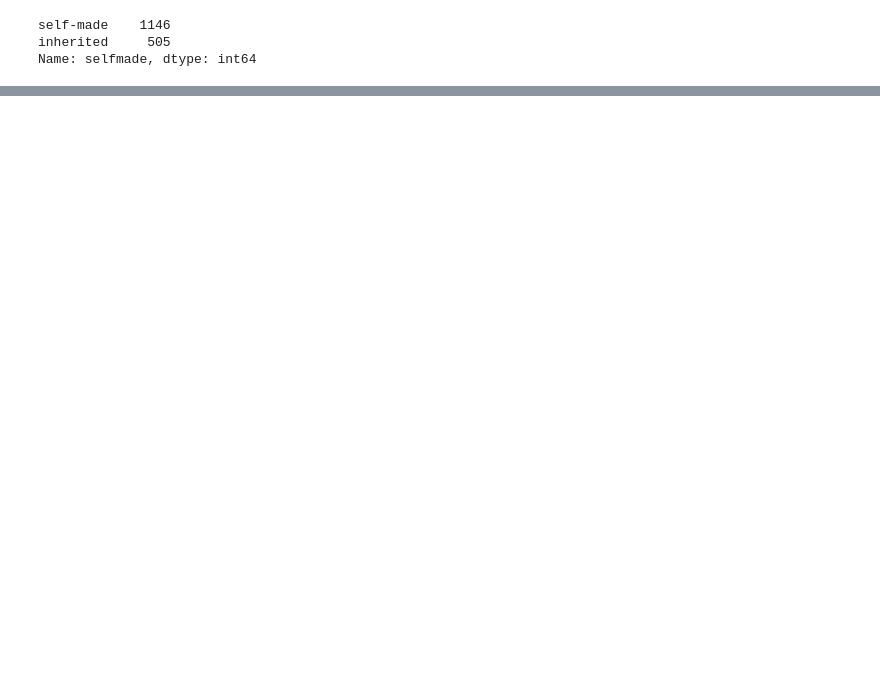
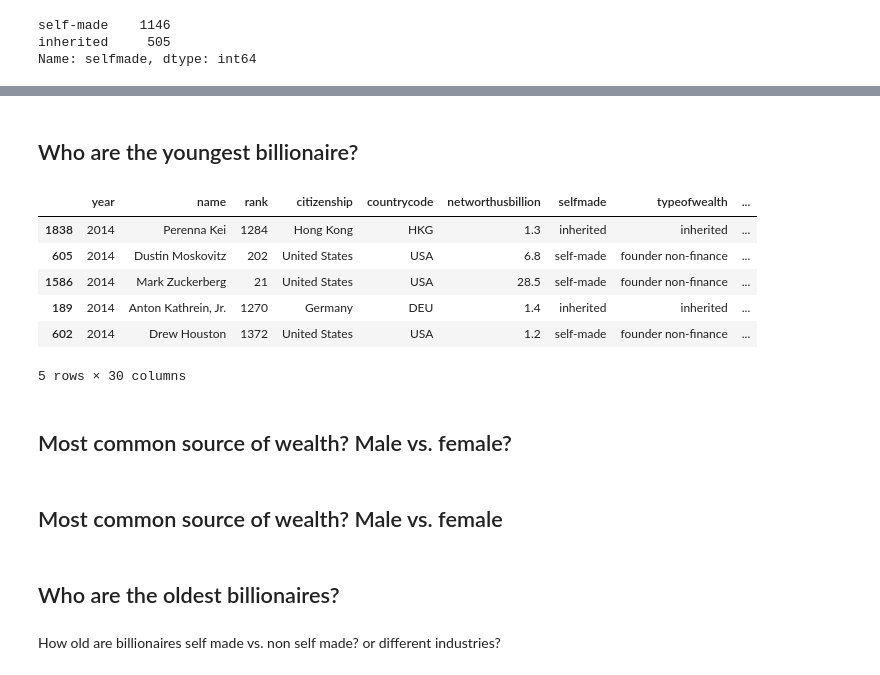
Before and after one commit to thisss/foundations-homework, a Jupyter notebook: foundations/07/homework_7_research.ipynb, the cells around one changed output, grey strips where cells are left out. Saved outputs shown, nothing was run; the diff lists cells and outputs as text; code cells hidden in the pictures; blank space fills up the shorter version.

```diff
--- a/foundations/07/homework_7_research.ipynb
+++ b/foundations/07/homework_7_research.ipynb
@@ -145,0 +148,20 @@ array([[<matplotlib.axes._subplots.AxesSubplot object at 0x...>]], dtype=object)
+# %% [markdown]
+## Who are the youngest billionaire?
+# %%
+rich.sort(['age'], ascending=[True]).head()
+# %% [output]
+|  | year | name | rank | citizenship | countrycode | networthusbillion | selfmade | typeofwealth | ... |
+| 1838 | 2014 | Perenna Kei | 1284 | Hong Kong | HKG | 1.3 | inherited | inherited | ... |
+| 605 | 2014 | Dustin Moskovitz | 202 | United States | USA | 6.8 | self-made | founder non-finance | ... |
+| 1586 | 2014 | Mark Zuckerberg | 21 | United States | USA | 28.5 | self-made | founder non-finance | ... |
+| 189 | 2014 | Anton Kathrein, Jr. | 1270 | Germany | DEU | 1.4 | inherited | inherited | ... |
+| 602 | 2014 | Drew Houston | 1372 | United States | USA | 1.2 | self-made | founder non-finance | ... |
+5 rows × 30 columns
+# %% [markdown]
+## Most common source of wealth? Male vs. female?
+# %% [markdown]
+## Most common source of wealth? Male vs. female
+# %% [markdown]
+## Who are the oldest billionaires?
+# %% [markdown]
+How old are billionaires self made vs. non self made? or different industries?
```
Also changed, not shown: parts of 27 cells of this notebook, 5 other files.
